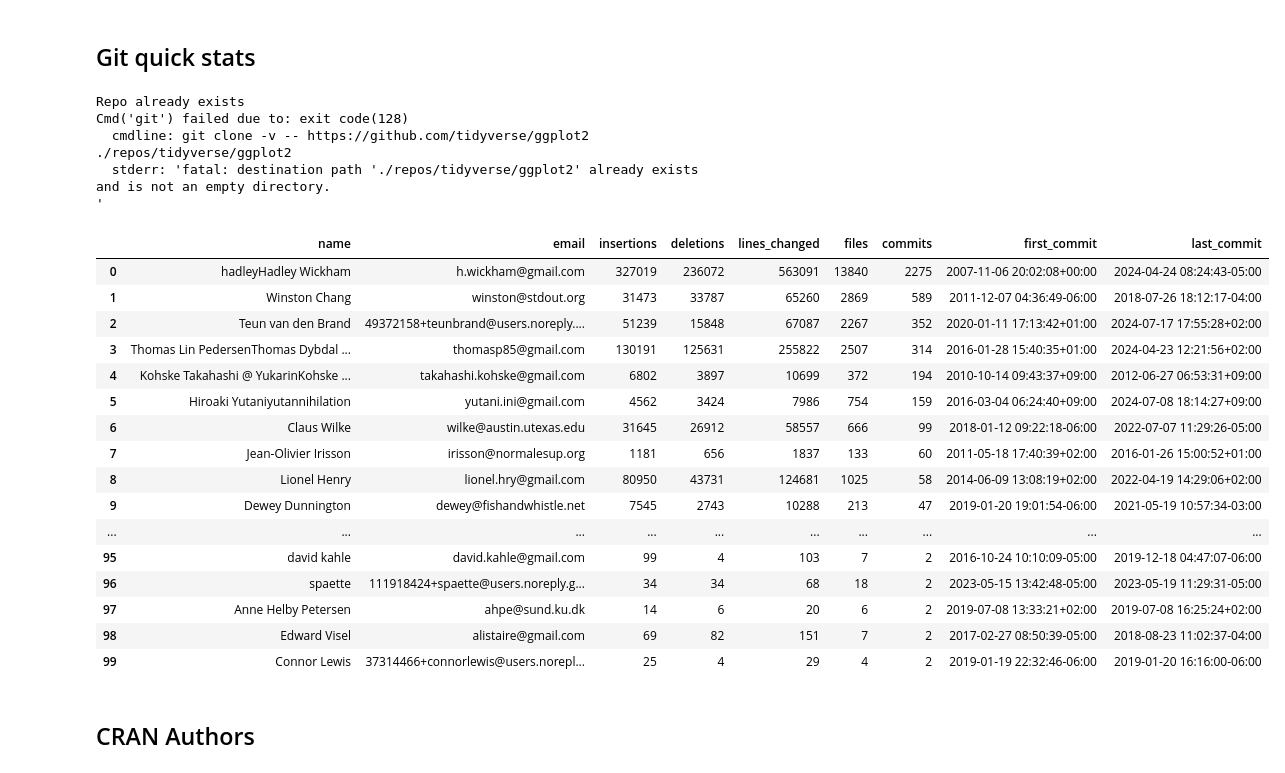
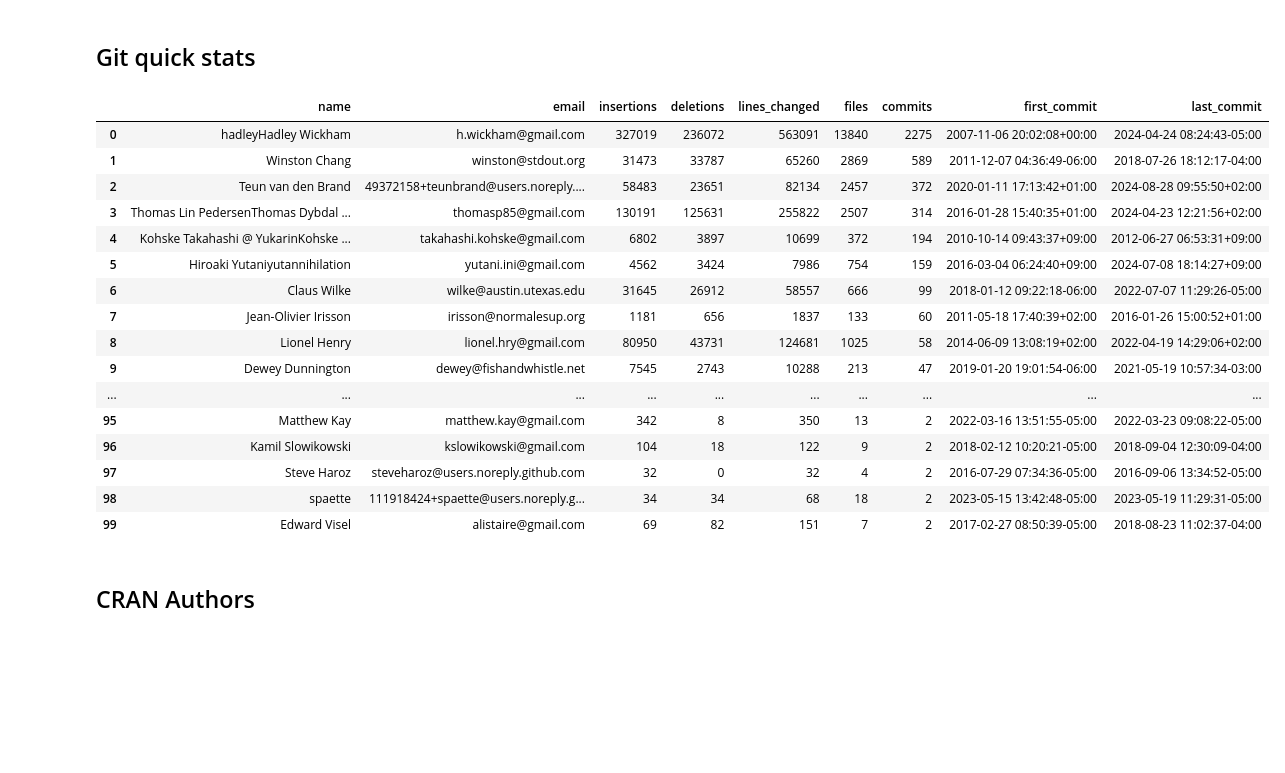
Before and after one commit to killi199/Master-Thesis, a Jupyter notebook: code/cran.ipynb, the cells around one changed output. Cells and saved outputs as stored; diff of their text form; code cells hidden in the pictures; blank space fills up the shorter version.

```diff
--- a/code/cran.ipynb
+++ b/code/cran.ipynb
@@ -28,18 +28,13 @@ pd.set_option('display.max_rows', None)
 # %% [markdown]
 ## Git quick stats
 # %%
-git_contributors_df = functions.get_git_contributors(owner, repo, repo_link)
+git_contributors_df = await functions.get_git_contributors(owner, repo, repo_link, package_name)
 git_contributors_df.head(100)
 # %% [output]
-Repo already exists
-Cmd('git') failed due to: exit code(128)
-  cmdline: git clone -v -- https://github.com/tidyverse/ggplot2 ./repos/tidyverse/ggplot2
-  stderr: 'fatal: destination path './repos/tidyverse/ggplot2' already exists and is not an empty directory.
-'
 |  | name | email | insertions | deletions | lines_changed | files | commits | first_commit | last_commit |
 | 0 | hadleyHadley Wickham | h.wickham@gmail.com | 327019 | 236072 | 563091 | 13840 | 2275 | 2007-11-06 20:02:08+00:00 | 2024-04-24 08:24:43-05:00 |
 | 1 | Winston Chang | winston@stdout.org | 31473 | 33787 | 65260 | 2869 | 589 | 2011-12-07 04:36:49-06:00 | 2018-07-26 18:12:17-04:00 |
-| 2 | Teun van den Brand | 49372158+teunbrand@users.noreply.... | 51239 | 15848 | 67087 | 2267 | 352 | 2020-01-11 17:13:42+01:00 | 2024-07-17 17:55:28+02:00 |
+| 2 | Teun van den Brand | 49372158+teunbrand@users.noreply.... | 58483 | 23651 | 82134 | 2457 | 372 | 2020-01-11 17:13:42+01:00 | 2024-08-28 09:55:50+02:00 |
 | 3 | Thomas Lin PedersenThomas Dybdal ... | thomasp85@gmail.com | 130191 | 125631 | 255822 | 2507 | 314 | 2016-01-28 15:40:35+01:00 | 2024-04-23 12:21:56+02:00 |
 | 4 | Kohske Takahashi @ YukarinKohske ... | takahashi.kohske@gmail.com | 6802 | 3897 | 10699 | 372 | 194 | 2010-10-14 09:43:37+09:00 | 2012-06-27 06:53:31+09:00 |
 | 5 | Hiroaki Yutaniyutannihilation | yutani.ini@gmail.com | 4562 | 3424 | 7986 | 754 | 159 | 2016-03-04 06:24:40+09:00 | 2024-07-08 18:14:27+09:00 |
@@ -48,11 +43,11 @@ Cmd('git') failed due to: exit code(128)
 | 8 | Lionel Henry | lionel.hry@gmail.com | 80950 | 43731 | 124681 | 1025 | 58 | 2014-06-09 13:08:19+02:00 | 2022-04-19 14:29:06+02:00 |
 | 9 | Dewey Dunnington | dewey@fishandwhistle.net | 7545 | 2743 | 10288 | 213 | 47 | 2019-01-20 19:01:54-06:00 | 2021-05-19 10:57:34-03:00 |
 | ... | ... | ... | ... | ... | ... | ... | ... | ... | ... |
-| 95 | david kahle | david.kahle@gmail.com | 99 | 4 | 103 | 7 | 2 | 2016-10-24 10:10:09-05:00 | 2019-12-18 04:47:07-06:00 |
-| 96 | spaette | 111918424+spaette@users.noreply.g... | 34 | 34 | 68 | 18 | 2 | 2023-05-15 13:42:48-05:00 | 2023-05-19 11:29:31-05:00 |
-| 97 | Anne Helby Petersen | ahpe@sund.ku.dk | 14 | 6 | 20 | 6 | 2 | 2019-07-08 13:33:21+02:00 | 2019-07-08 16:25:24+02:00 |
-| 98 | Edward Visel | alistaire@gmail.com | 69 | 82 | 151 | 7 | 2 | 2017-02-27 08:50:39-05:00 | 2018-08-23 11:02:37-04:00 |
-| 99 | Connor Lewis | 37314466+connorlewis@users.norepl... | 25 | 4 | 29 | 4 | 2 | 2019-01-19 22:32:46-06:00 | 2019-01-20 16:16:00-06:00 |
+| 95 | Matthew Kay | matthew.kay@gmail.com | 342 | 8 | 350 | 13 | 2 | 2022-03-16 13:51:55-05:00 | 2022-03-23 09:08:22-05:00 |
+| 96 | Kamil Slowikowski | kslowikowski@gmail.com | 104 | 18 | 122 | 9 | 2 | 2018-02-12 10:20:21-05:00 | 2018-09-04 12:30:09-04:00 |
+| 97 | Steve Haroz | steveharoz@users.noreply.github.com | 32 | 0 | 32 | 4 | 2 | 2016-07-29 07:34:36-05:00 | 2016-09-06 13:34:52-05:00 |
+| 98 | spaette | 111918424+spaette@users.noreply.g... | 34 | 34 | 68 | 18 | 2 | 2023-05-15 13:42:48-05:00 | 2023-05-19 11:29:31-05:00 |
+| 99 | Edward Visel | alistaire@gmail.com | 69 | 82 | 151 | 7 | 2 | 2017-02-27 08:50:39-05:00 | 2018-08-23 11:02:37-04:00 |
 # %% [markdown]
 ## CRAN Authors
 # %%
```
Also changed, not shown: parts of 2 cells of this notebook, 1 other file.
